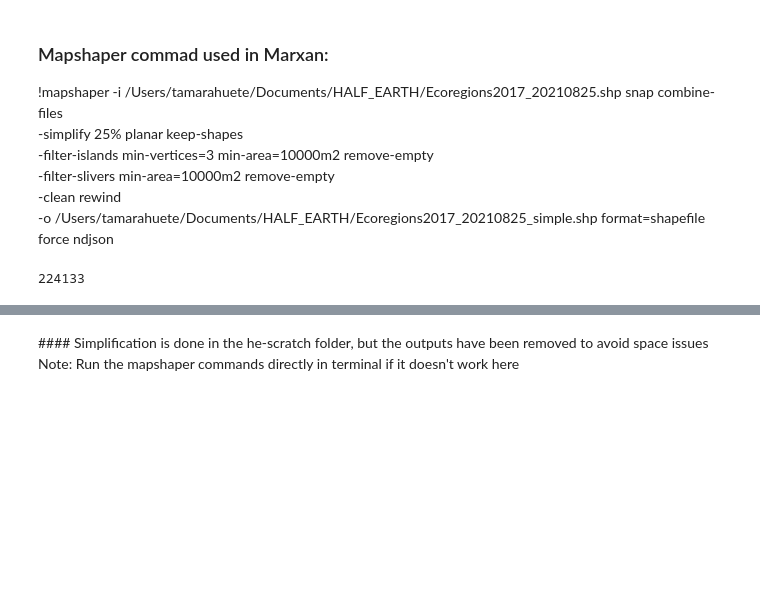
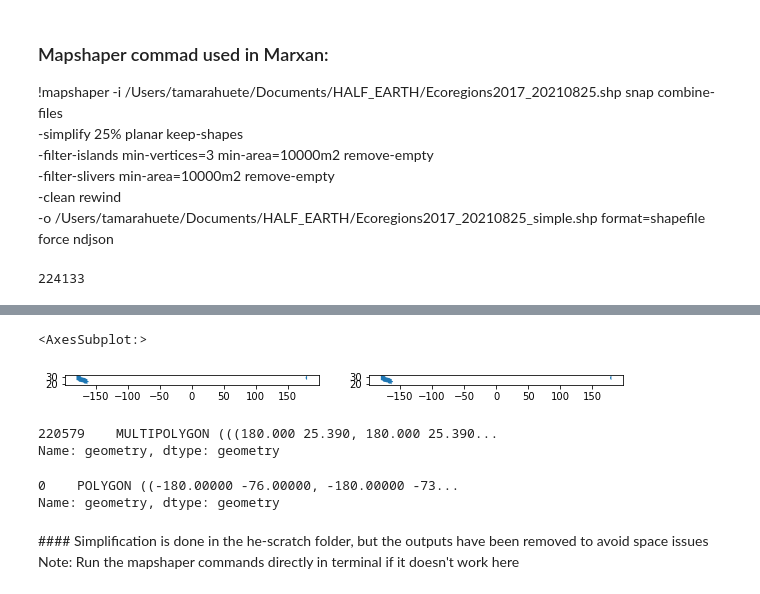
Before and after one commit to Vizzuality/he-scratchfolder, a Jupyter notebook: WDPA_Simplification.ipynb, the cells around one changed output, grey strips where cells are left out. Saved outputs shown, nothing was run; the diff lists cells and outputs as text; code cells hidden in the pictures; blank space fills up the shorter version.

```diff
--- a/WDPA_Simplification.ipynb
+++ b/WDPA_Simplification.ipynb
@@ -43,0 +50,21 @@ gdf.columns
+# %%
+## See example
+n = 220201
+fig, (ax1,ax2) = plt.subplots(nrows=1,ncols=2,figsize=(10,10))
+gdf[gdf['WDPAID']==n].geometry.plot(ax = ax1)
+new1[new1['WDPAID']==n].geometry.plot(ax = ax2)
+# %% [output]
+<AxesSubplot:>
+[figure, added]
+# %%
+## Get index for the geometry in gdf
+gdf['geometry'][gdf['WDPA_PID'] == '220201']
+# %% [output]
+220579    MULTIPOLYGON (((180.000 25.390, 180.000 25.390...
+Name: geometry, dtype: geometry
+# %%
+## Get index for geometry in new datasets
+new2['geometry'][new2['WDPA_PID'] == '555624810_E']
+# %% [output]
+0    POLYGON ((-180.00000 -76.00000, -180.00000 -73...
+Name: geometry, dtype: geometry
```
Also changed, not shown: parts of 20 cells of this notebook.
